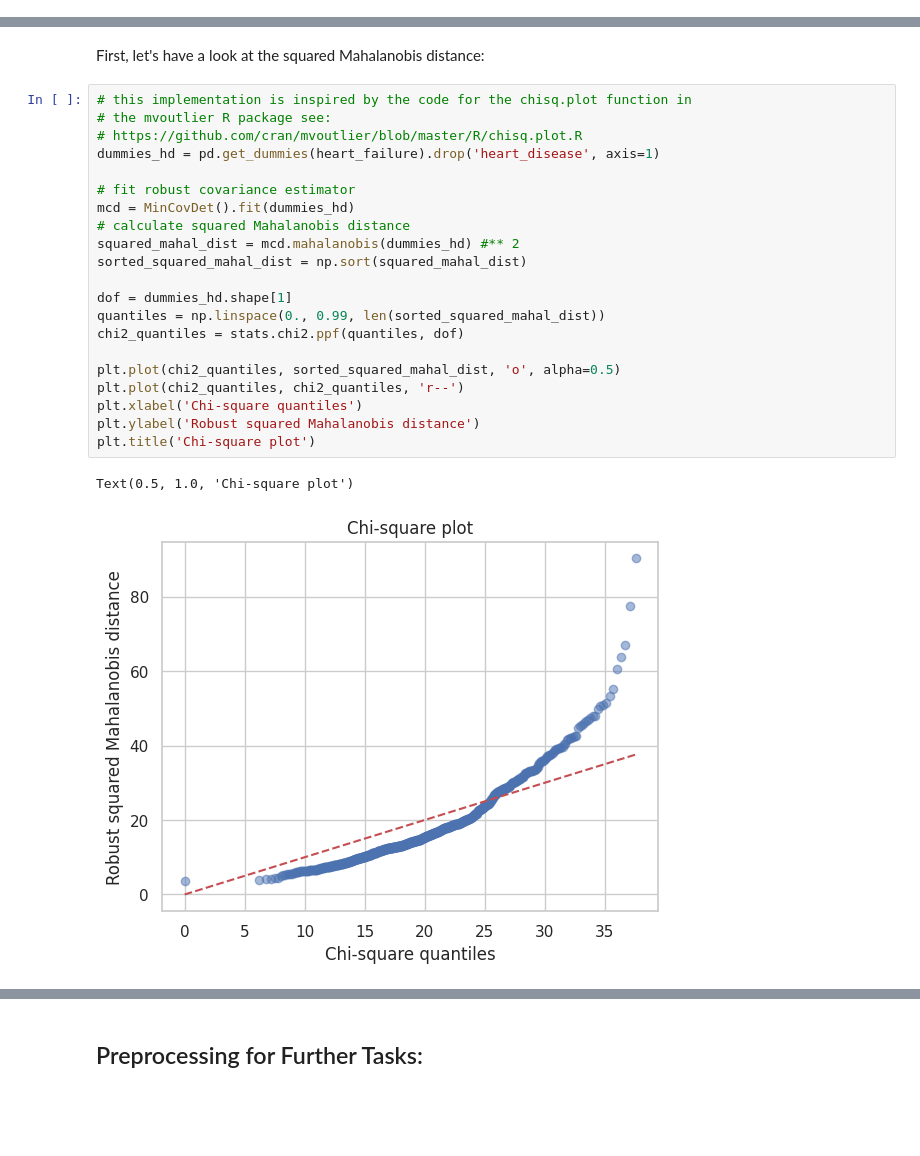
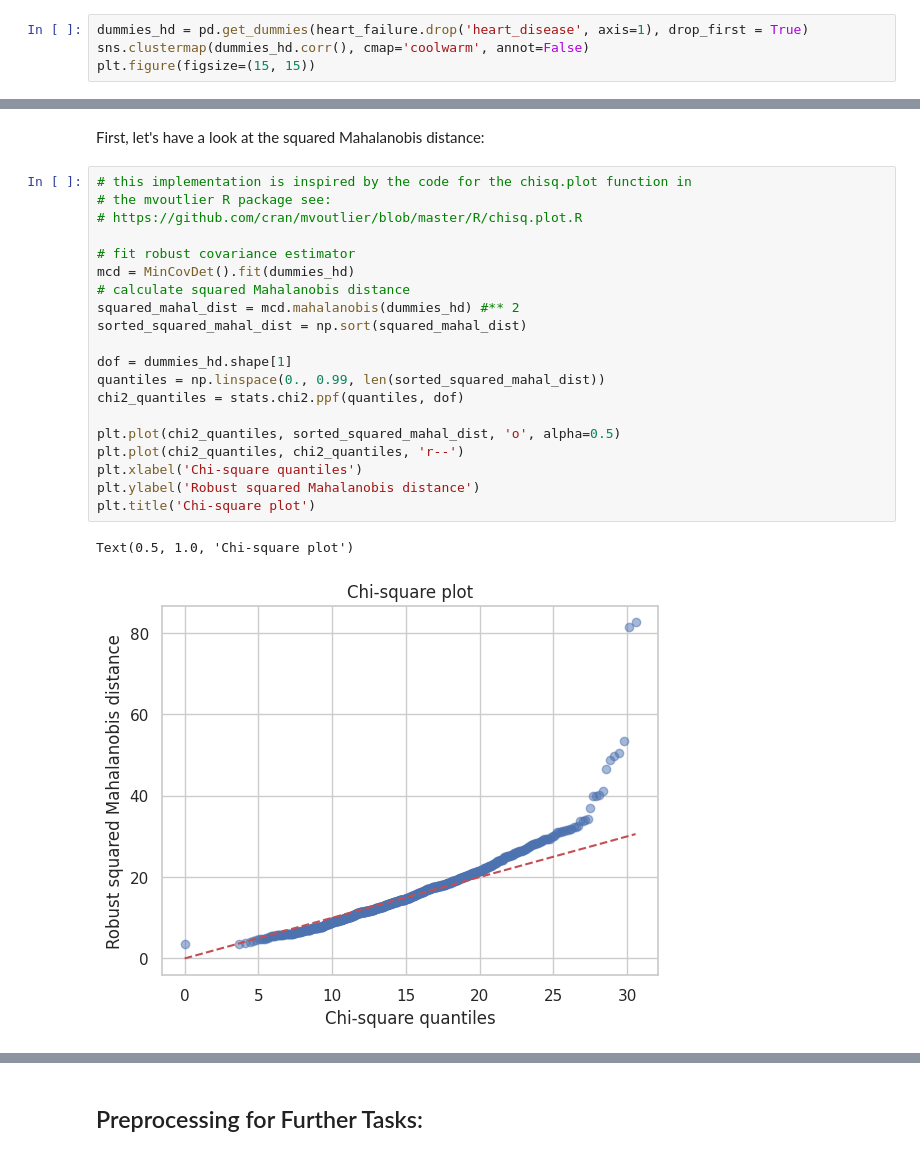
Before and after one commit to JHSchlegel/ML4Healthcare, a Jupyter notebook: project1/task1/EDA.ipynb, the cells around one changed output, grey strips where cells are left out. Saved outputs shown, nothing was run; the diff lists cells and outputs as text; blank space fills up the shorter version.

```diff
--- a/project1/task1/EDA.ipynb
+++ b/project1/task1/EDA.ipynb
@@ -228,0 +260,4 @@ sns.heatmap(corr, cmap='coolwarm', center=0, square=True, annot=True)
+# %%
+dummies_hd = pd.get_dummies(heart_failure.drop('heart_disease', axis=1), drop_first = True)
+sns.clustermap(dummies_hd.corr(), cmap='coolwarm', annot=False)
+plt.figure(figsize=(15, 15))
@@ -267,25 +303,24 @@ First, let's have a look at the squared Mahalanobis distance:
 # %%
 # this implementation is inspired by the code for the chisq.plot function in
 # the mvoutlier R package see:
 # https://github.com/cran/mvoutlier/blob/master/R/chisq.plot.R
-dummies_hd = pd.get_dummies(heart_failure).drop('heart_disease', axis=1)
 
 # fit robust covariance estimator
 mcd = MinCovDet().fit(dummies_hd)
 # calculate squared Mahalanobis distance
 squared_mahal_dist = mcd.mahalanobis(dummies_hd) #** 2
 sorted_squared_mahal_dist = np.sort(squared_mahal_dist)
 
 dof = dummies_hd.shape[1]
 quantiles = np.linspace(0., 0.99, len(sorted_squared_mahal_dist))
 chi2_quantiles = stats.chi2.ppf(quantiles, dof)
 
 plt.plot(chi2_quantiles, sorted_squared_mahal_dist, 'o', alpha=0.5)
 plt.plot(chi2_quantiles, chi2_quantiles, 'r--')
 plt.xlabel('Chi-square quantiles')
 plt.ylabel('Robust squared Mahalanobis distance')
 plt.title('Chi-square plot')
 # %% [output]
 Text(0.5, 1.0, 'Chi-square plot')
-[figure, old version]
+[figure, new version]
 # %%
```
Also changed, not shown: parts of 13 cells of this notebook.
